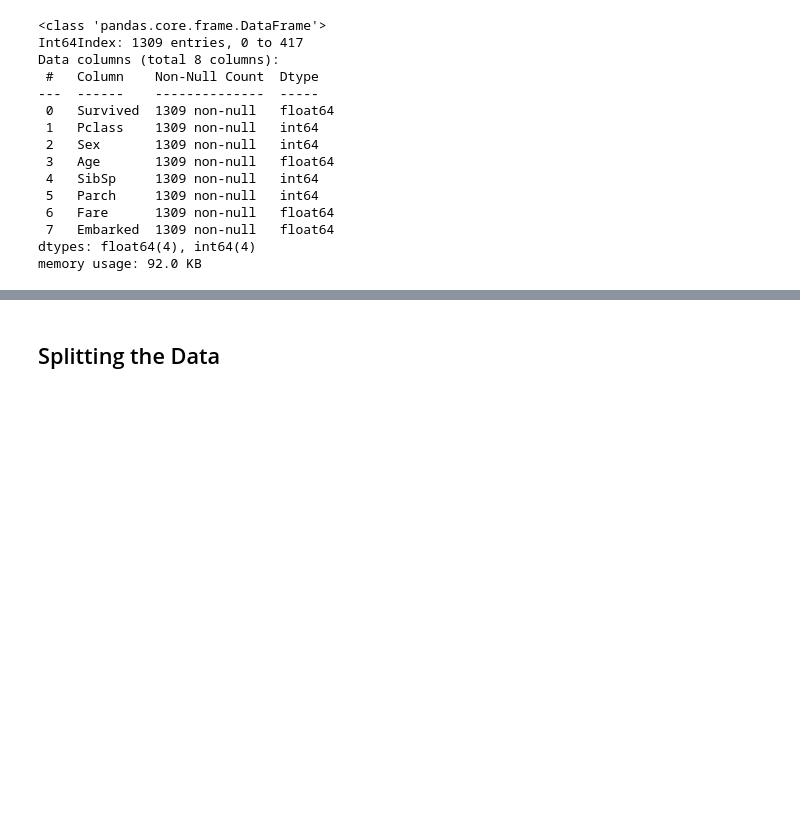
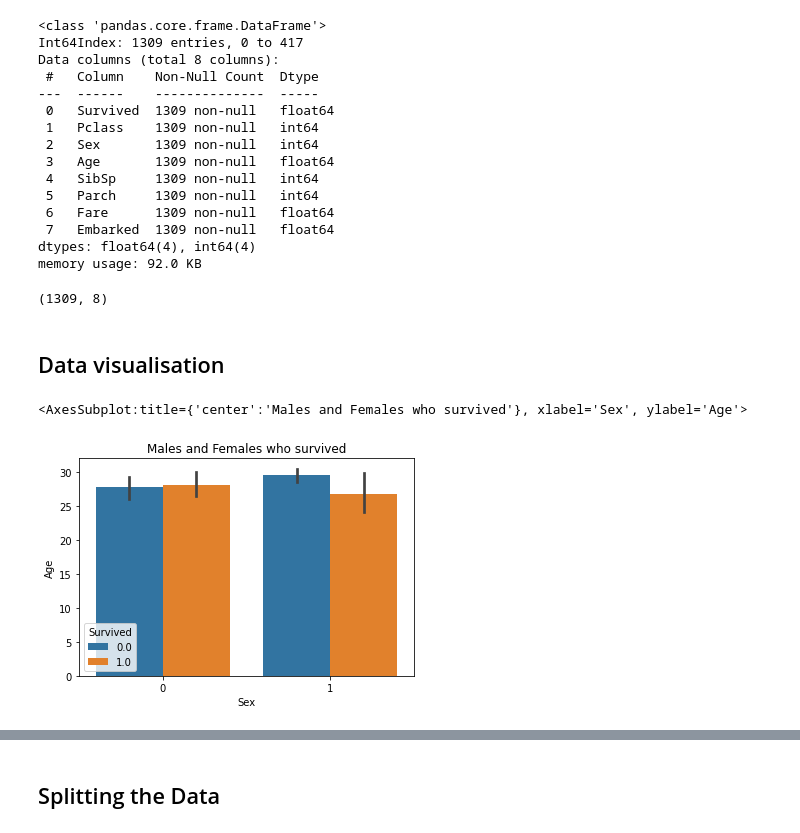
Before and after one commit to chandru1003/Kaggle, a Jupyter notebook: titanic-machine-learning.ipynb, the cells around one changed output, grey strips where cells are left out. Cells and saved outputs as stored; diff of their text form; code cells hidden in the pictures; blank space fills up the shorter version.

```diff
--- a/titanic-machine-learning.ipynb
+++ b/titanic-machine-learning.ipynb
@@ -238,3 +254,15 @@ Data columns (total 8 columns):
  7   Embarked  1309 non-null   float64
 dtypes: float64(4), int64(4)
 memory usage: 92.0 KB
+# %%
+df.shape
+# %% [output]
+(1309, 8)
+# %% [markdown]
+## Data visualisation
+# %%
+plt.title("Males and Females who survived")
+sns.barplot(x=df['Sex'],y=df['Age'],hue=df['Survived'])
+# %% [output]
+<AxesSubplot:title={'center':'Males and Females who survived'}, xlabel='Sex', ylabel='Age'>
+[figure, added]
```
Also changed, not shown: parts of 17 cells of this notebook.
